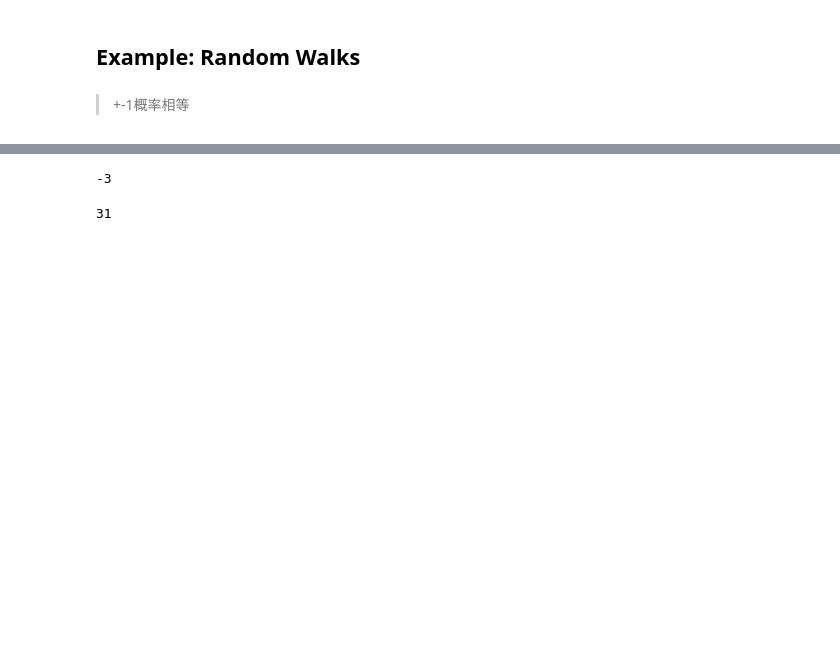
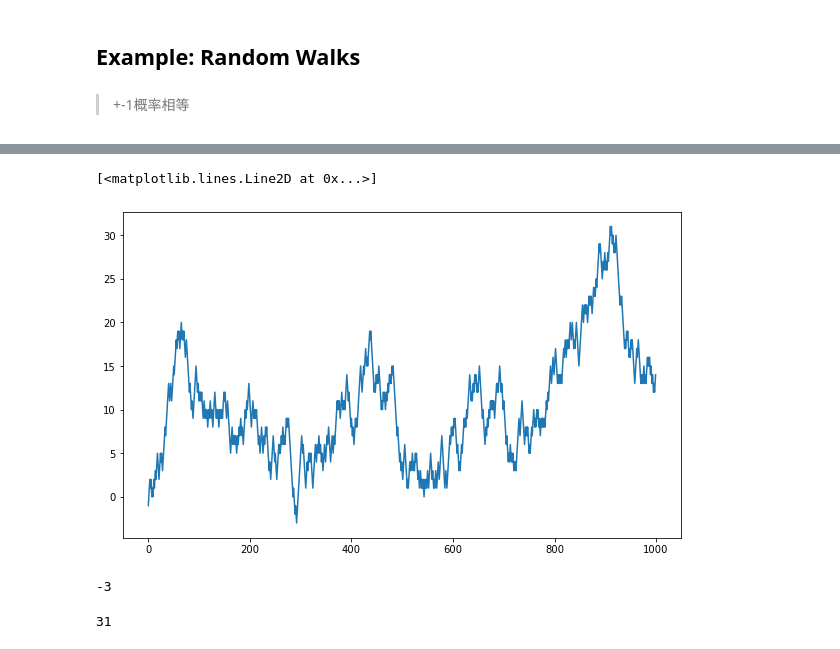
Before and after one commit to csuustc/pydata-book, a Jupyter notebook: ch04.ipynb, the cells around one changed output, grey strips where cells are left out. Cells and saved outputs as stored; diff of their text form; code cells hidden in the pictures; blank space fills up the shorter version.

```diff
--- a/ch04.ipynb
+++ b/ch04.ipynb
@@ -1149,6 +1202,11 @@ nsteps = 1000
 draws = np.random.randint(0, 2, size=nsteps)
 steps = np.where(draws > 0, 1, -1)
 walk = steps.cumsum()
+# %%
+plt.plot(walk)
+# %% [output]
+[<matplotlib.lines.Line2D at 0x...>]
+[figure, added]
 # %%
 walk.min()
 # %% [output]
```
Also changed, not shown: parts of 44 cells of this notebook, 7 other files.
